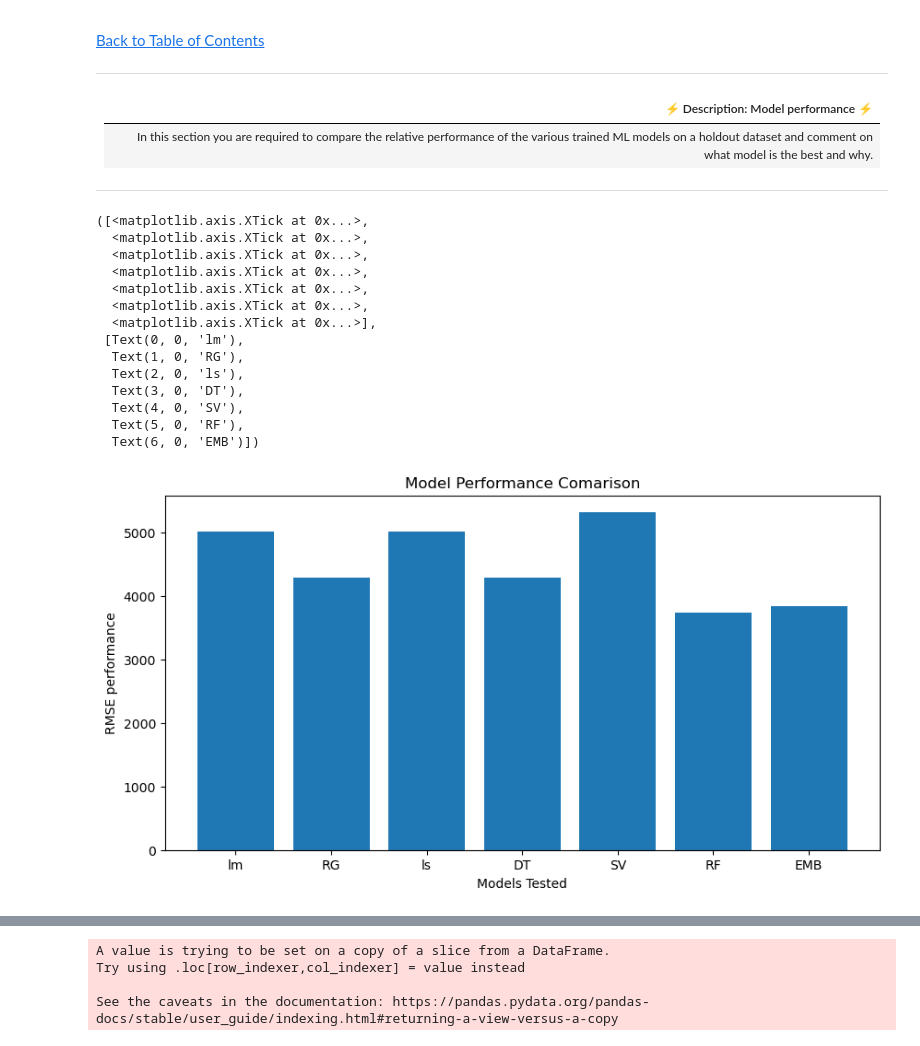
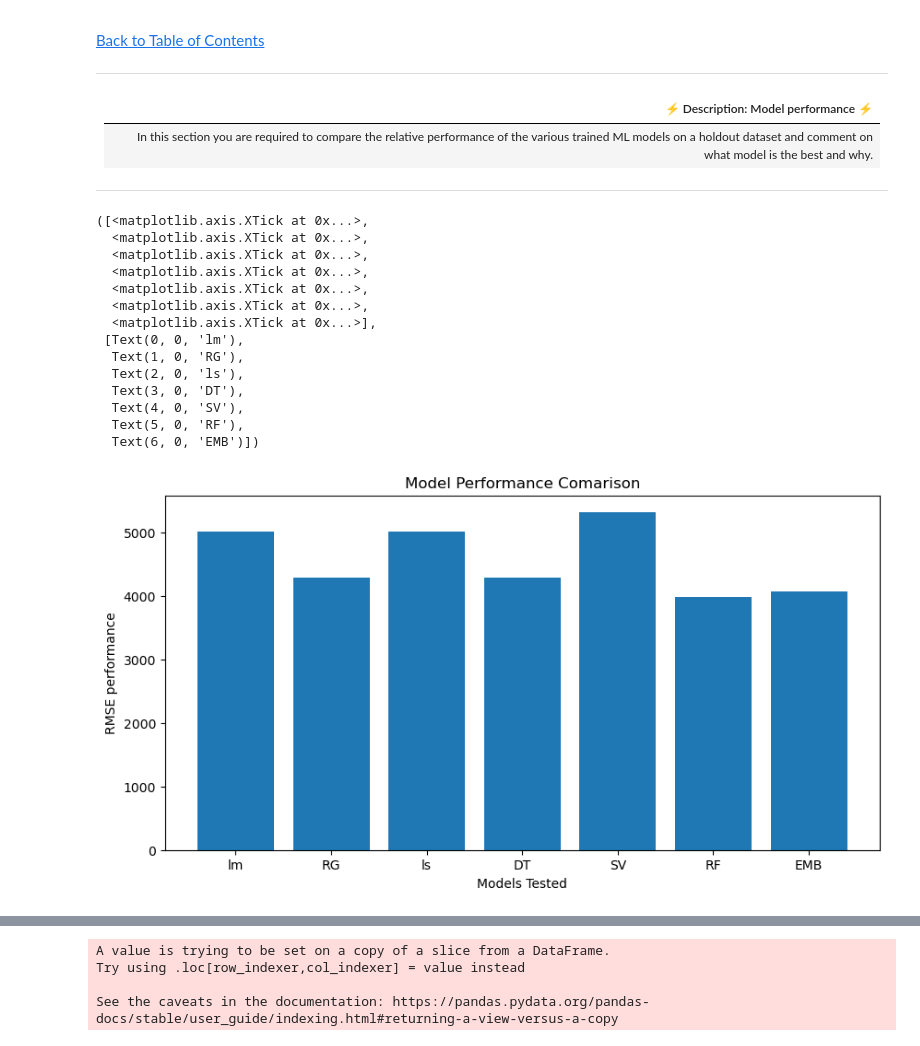
Before and after one commit to Explore-AI/load-shortfall-regression-predict-api, a Jupyter notebook: Advanced_Regression/Advanced-Regression-Starter-Data/starter-notebook_clean.ipynb, the cells around one changed output, grey strips where cells are left out. Saved outputs shown, nothing was run; the diff lists cells and outputs as text; code cells hidden in the pictures.

```diff
--- a/Advanced_Regression/Advanced-Regression-Starter-Data/starter-notebook_clean.ipynb
+++ b/Advanced_Regression/Advanced-Regression-Starter-Data/starter-notebook_clean.ipynb
@@ -497,7 +497,7 @@ sv = sv_reg = SVR(kernel='rbf', gamma='auto')
 sv.fit(X_train, y_train.values.ravel())
 
 #random forest
-rf = RandomForestRegressor(n_estimators=200, max_depth=11)
+rf = RandomForestRegressor(n_estimators=80, max_depth=7)
 rf.fit(X_train, y_train.values.ravel())
 
 #ensemble method
@@ -564,32 +564,34 @@ model_performance = {
     'ls': np.sqrt(mean_squared_error(y_test,ls_pred)),
     'DT': np.sqrt(mean_squared_error(y_test,dt_pred)),
     'SV': np.sqrt(mean_squared_error(y_test,sv_pred)),
     'RF': np.sqrt(mean_squared_error(y_test,rf_pred)),
     'EMB':np.sqrt(mean_squared_error(y_test,emb_pred))
 }
-model_performance
 
+def addlabels(x,y):
+    for i in range(len(x)):
+        plt.text(i, y[i], y[i], ha = 'center')
 
 fig = plt.figure(figsize = (10, 5))
 
 plt.bar(range(len(model_performance)), list(model_performance.values()), align='center')
 plt.title('Model Performance Comarison')
 plt.xlabel('Models Tested')
 plt.ylabel('RMSE performance')
 plt.xticks(range(len(model_performance)), list(model_performance.keys()))
 # %% [output]
 ([<matplotlib.axis.XTick at 0x...>,
   <matplotlib.axis.XTick at 0x...>,
   <matplotlib.axis.XTick at 0x...>,
   <matplotlib.axis.XTick at 0x...>,
   <matplotlib.axis.XTick at 0x...>,
   <matplotlib.axis.XTick at 0x...>,
   <matplotlib.axis.XTick at 0x...>],
  [Text(0, 0, 'lm'),
   Text(1, 0, 'RG'),
   Text(2, 0, 'ls'),
   Text(3, 0, 'DT'),
   Text(4, 0, 'SV'),
   Text(5, 0, 'RF'),
   Text(6, 0, 'EMB')])
-[figure, old version]
+[figure, new version]
```
Also changed, not shown: parts of 11 cells of this notebook.
